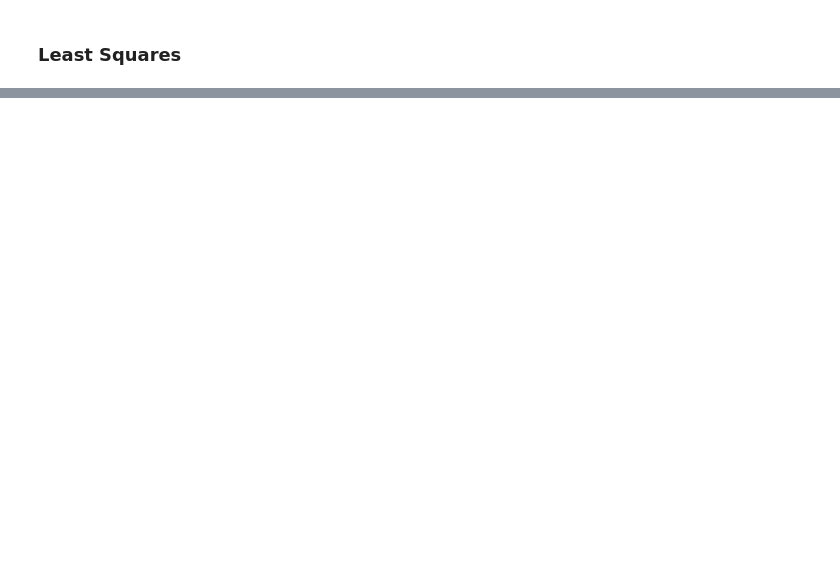
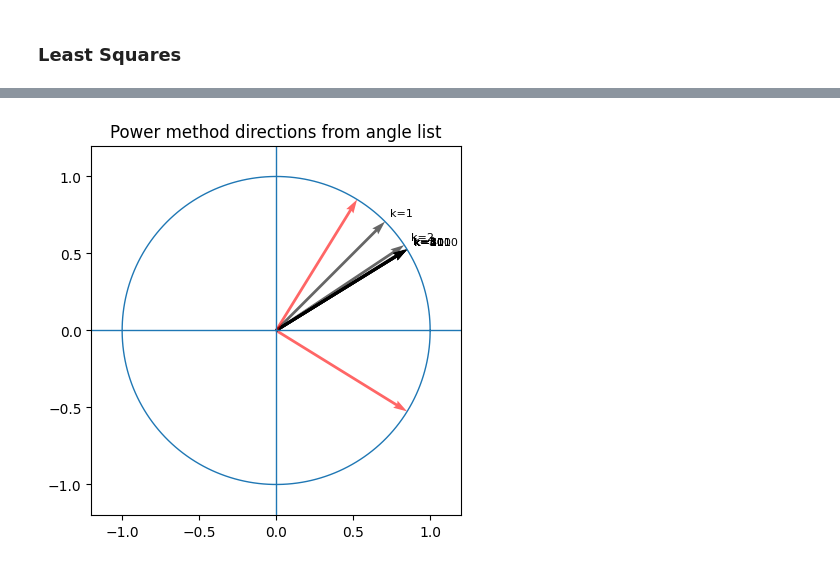
Before and after one commit to dwight-foster/linear-algebra-concepts-in-code, a Jupyter notebook: strang_practice.ipynb, the cells around one changed output, grey strips where cells are left out. Cells and saved outputs as stored; diff of their text form; code cells hidden in the pictures; blank space fills up the shorter version.

```diff
--- a/strang_practice.ipynb
+++ b/strang_practice.ipynb
@@ -246,0 +279,29 @@ plt.show()
+# %%
+
+angles_arr = np.array(angles)          # shape (steps,)
+U = np.cos(angles_arr)                 # x-components
+V = np.sin(angles_arr)                 # y-components
+
+# pick a few angles to draw
+idxs = [0, 1, 2, 3, 5, 10, 20, 50, 100, 300, 999]
+idxs = [i for i in idxs if i < len(angles_arr)]
+
+# unit circle for reference
+t = np.linspace(0, 2*np.pi, 400)
+plt.plot(np.cos(t), np.sin(t), linewidth=1)
+
+for i in idxs:
+    plt.quiver(0, 0, U[i], V[i],
+               angles='xy', scale_units='xy', scale=1, alpha=0.6)
+    plt.text(U[i]*1.05, V[i]*1.05, f"k={i+1}", fontsize=8)
+plt.quiver([0, 0], 0, x_true[:, 0], x_true[:, 1],
+               angles='xy', scale_units='xy', scale=1, alpha=0.6, color="red")
+plt.axhline(0, linewidth=1)
+plt.axvline(0, linewidth=1)
+plt.gca().set_aspect('equal', adjustable='box')
+plt.xlim(-1.2, 1.2)
+plt.ylim(-1.2, 1.2)
+plt.title("Power method directions from angle list")
+plt.show()
+# %% [output]
+[figure, added]
```
Also changed, not shown: parts of 13 cells of this notebook.
